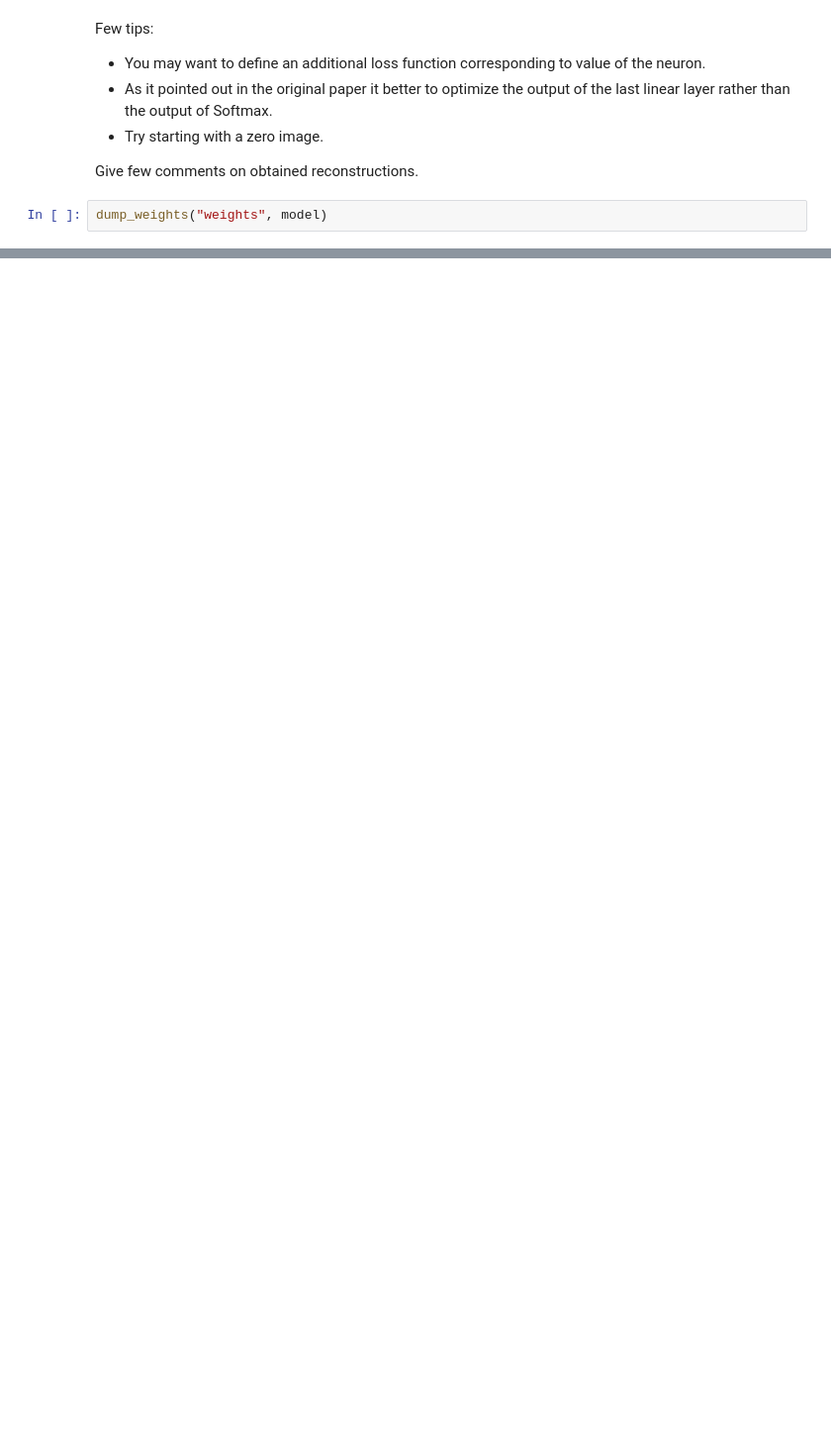
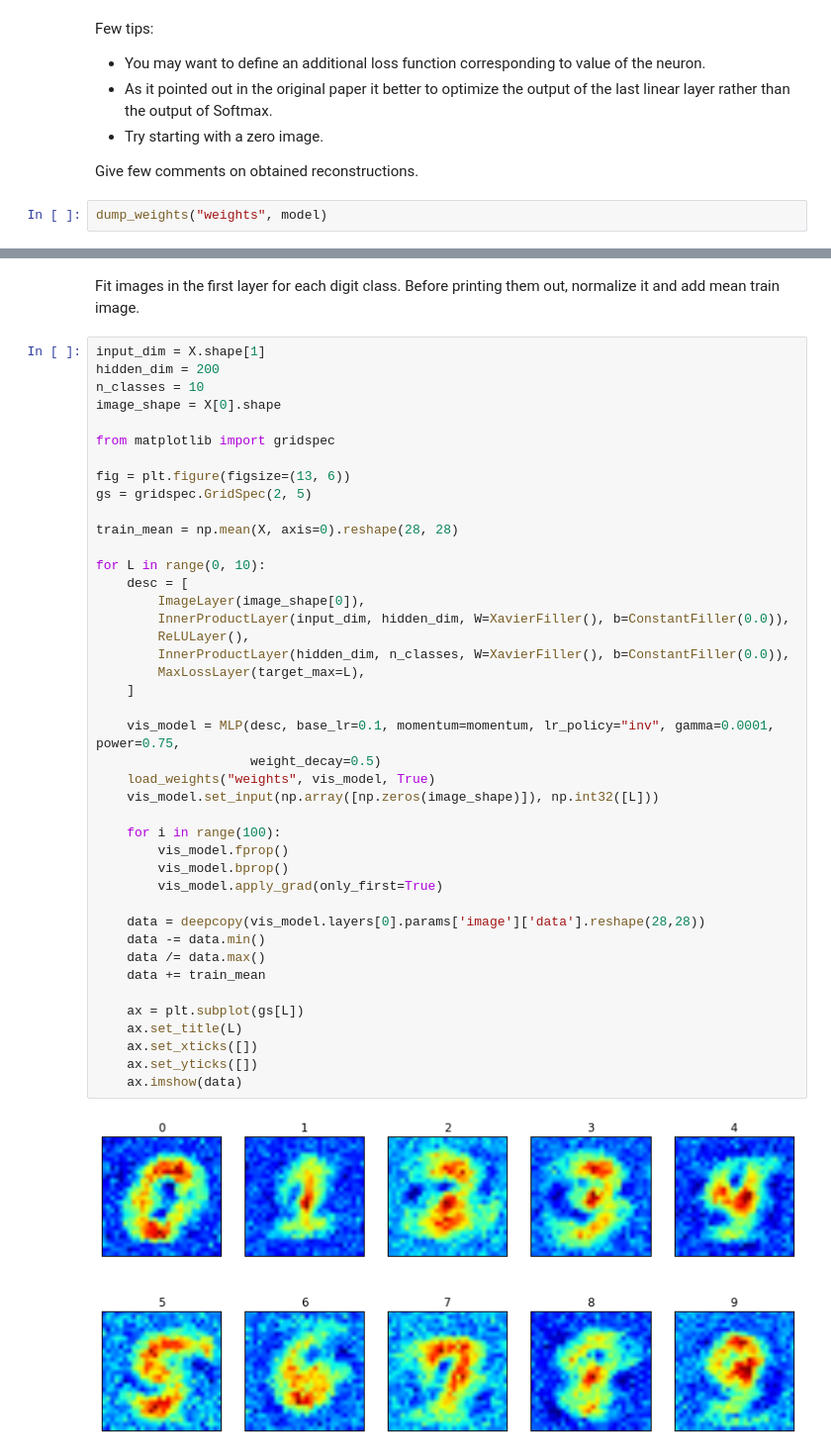
Before and after one commit to IIoTeP9HuY/dl-course, a Jupyter notebook: Seminar5/Seminar 5.ipynb, the cells around one changed output, grey strips where cells are left out. Shown at 99% size. Cells and saved outputs as stored; diff of their text form; blank space fills up the shorter version.

```diff
--- a/Seminar5/Seminar 5.ipynb
+++ b/Seminar5/Seminar 5.ipynb
@@ -687,0 +694,46 @@ Learning rate: 0.0499662765562
+# %% [markdown]
+Fit images in the first layer for each digit class. Before printing them out, normalize it and add mean train image.
+# %%
+input_dim = X.shape[1]
+hidden_dim = 200
+n_classes = 10
+image_shape = X[0].shape
+
+from matplotlib import gridspec
+
+fig = plt.figure(figsize=(13, 6))
+gs = gridspec.GridSpec(2, 5)
+
+train_mean = np.mean(X, axis=0).reshape(28, 28)
+
+for L in range(0, 10):
+    desc = [
+        ImageLayer(image_shape[0]),
+        InnerProductLayer(input_dim, hidden_dim, W=XavierFiller(), b=ConstantFiller(0.0)),
+        ReLULayer(),
+        InnerProductLayer(hidden_dim, n_classes, W=XavierFiller(), b=ConstantFiller(0.0)),
+        MaxLossLayer(target_max=L),
+    ]
+
+    vis_model = MLP(desc, base_lr=0.1, momentum=momentum, lr_policy="inv", gamma=0.0001, power=0.75,
+                    weight_decay=0.5)
+    load_weights("weights", vis_model, True)
+    vis_model.set_input(np.array([np.zeros(image_shape)]), np.int32([L]))
+
+    for i in range(100):
+        vis_model.fprop()
+        vis_model.bprop()
+        vis_model.apply_grad(only_first=True)
+
+    data = deepcopy(vis_model.layers[0].params['image']['data'].reshape(28,28))
+    data -= data.min()
+    data /= data.max()
+    data += train_mean
+
+    ax = plt.subplot(gs[L])
+    ax.set_title(L)
+    ax.set_xticks([])
+    ax.set_yticks([])
+    ax.imshow(data)
+# %% [output]
+[figure, added]
```
Also changed, not shown: parts of 10 cells of this notebook.
